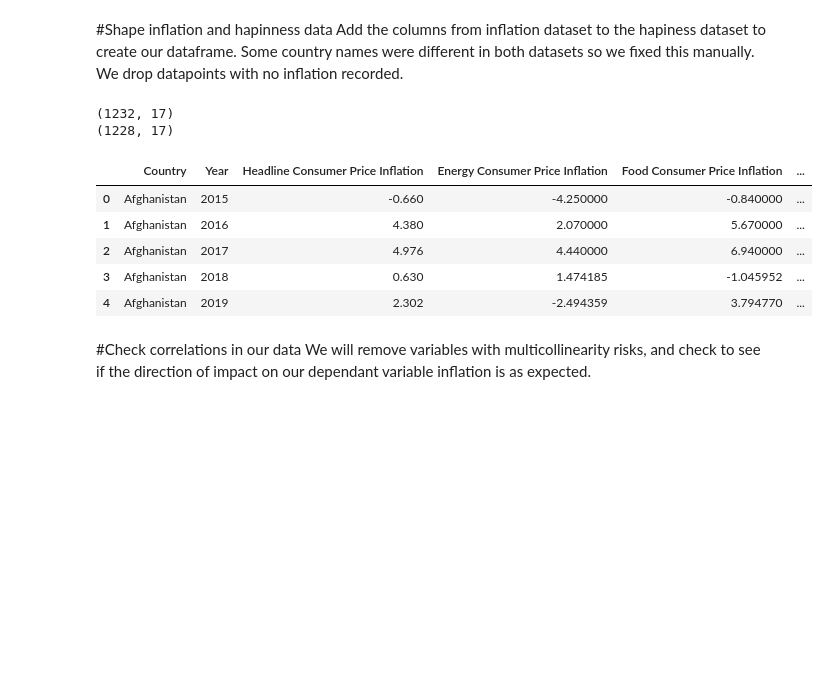
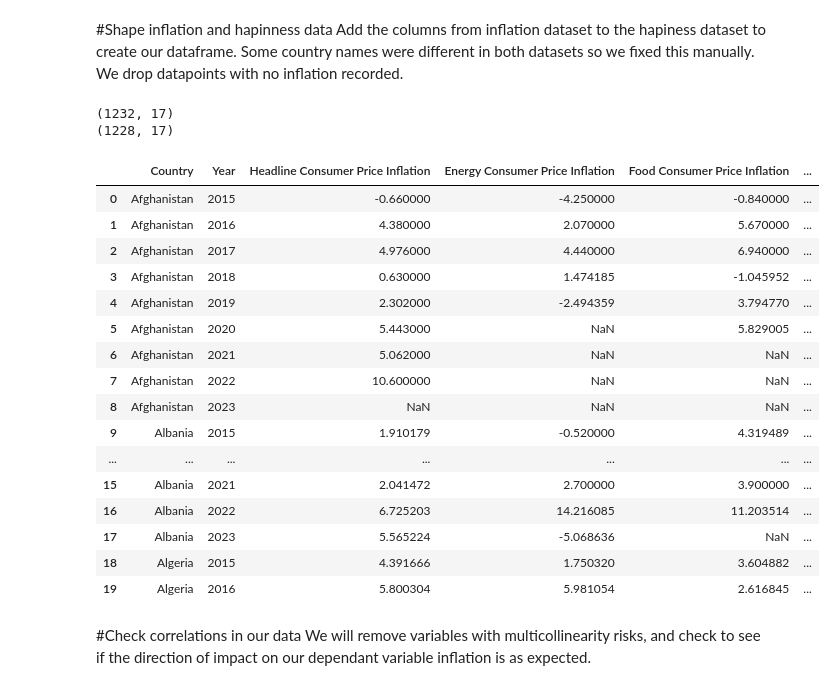
Before and after one commit to annadelpozo/MDL-Turing, a Jupyter notebook: MDL_project_Final_version.ipynb, the cells around one changed output. Saved outputs shown, nothing was run; the diff lists cells and outputs as text; code cells hidden in the pictures; blank space fills up the shorter version.

```diff
--- a/MDL_project_Final_version.ipynb
+++ b/MDL_project_Final_version.ipynb
@@ -18,37 +18,48 @@ We drop datapoints with no inflation recorded.
 # %%
 inflation = pd.read_csv("/content/global_inflation_data.csv")
 
 inflation.drop(columns = "indicator_name", inplace = True)
 for i in inflation.columns[1:]:
   if int(i) < 2015 or int(i) == 2024:
     inflation.drop(columns = i, inplace = True)
 
 data = pd.read_csv("/content/WHI_Inflation 2.csv")
 data["Inflation"] = np.nan
 
 name_country_data = ["China", "North Macedonia", "South Sudan", "Swaziland", "Slovakia", "Turkey"]
 name_country_infl = ["China, People's Republic of","North Macedonia ","South Sudan, Republic of", "Eswatini", "Slovak Republic","Türkiye, Republic of"]
 
 inflation['country_name'] = inflation['country_name'].replace(name_country_infl, name_country_data)
 
 for index_inf, country_inf in enumerate(inflation["country_name"]):
   for index_data, country_data in enumerate(data["Country"]):
     if country_inf == country_data and (str(data['Year'][index_data]) in inflation.columns[1:]):
       data['Inflation'][index_data]=inflation[str(data['Year'][index_data])][index_inf]
 
 print(data.shape)
 data.dropna(subset= "Inflation", inplace = True)
 print(data.shape)
-data.head()
+data.head(20)
 # %% [output]
 (1232, 17)
 (1228, 17)
 |  | Country | Year | Headline Consumer Price Inflation | Energy Consumer Price Inflation | Food Consumer Price Inflation | ... |
-| 0 | Afghanistan | 2015 | -0.660 | -4.250000 | -0.840000 | ... |
-| 1 | Afghanistan | 2016 | 4.380 | 2.070000 | 5.670000 | ... |
-| 2 | Afghanistan | 2017 | 4.976 | 4.440000 | 6.940000 | ... |
-| 3 | Afghanistan | 2018 | 0.630 | 1.474185 | -1.045952 | ... |
-| 4 | Afghanistan | 2019 | 2.302 | -2.494359 | 3.794770 | ... |
+| 0 | Afghanistan | 2015 | -0.660000 | -4.250000 | -0.840000 | ... |
+| 1 | Afghanistan | 2016 | 4.380000 | 2.070000 | 5.670000 | ... |
+| 2 | Afghanistan | 2017 | 4.976000 | 4.440000 | 6.940000 | ... |
+| 3 | Afghanistan | 2018 | 0.630000 | 1.474185 | -1.045952 | ... |
+| 4 | Afghanistan | 2019 | 2.302000 | -2.494359 | 3.794770 | ... |
+| 5 | Afghanistan | 2020 | 5.443000 | NaN | 5.829005 | ... |
+| 6 | Afghanistan | 2021 | 5.062000 | NaN | NaN | ... |
+| 7 | Afghanistan | 2022 | 10.600000 | NaN | NaN | ... |
+| 8 | Afghanistan | 2023 | NaN | NaN | NaN | ... |
+| 9 | Albania | 2015 | 1.910179 | -0.520000 | 4.319489 | ... |
+| ... | ... | ... | ... | ... | ... | ... |
+| 15 | Albania | 2021 | 2.041472 | 2.700000 | 3.900000 | ... |
+| 16 | Albania | 2022 | 6.725203 | 14.216085 | 11.203514 | ... |
+| 17 | Albania | 2023 | 5.565224 | -5.068636 | NaN | ... |
+| 18 | Algeria | 2015 | 4.391666 | 1.750320 | 3.604882 | ... |
+| 19 | Algeria | 2016 | 5.800304 | 5.981054 | 2.616845 | ... |
 # %% [markdown]
 #Check correlations in our data
 We will remove variables with multicollinearity risks, and check to see if the direction of impact on our dependant variable inflation is as expected.
```
Also changed, not shown: parts of 30 cells of this notebook.
